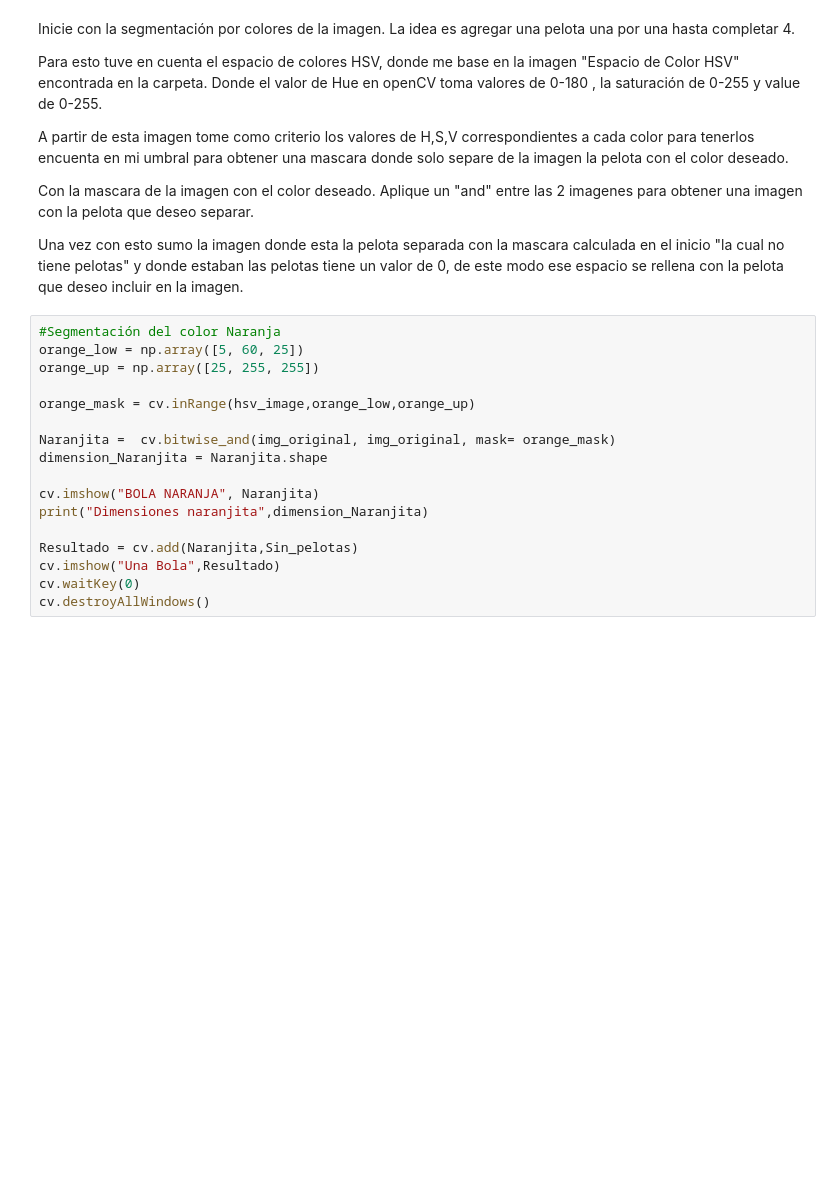
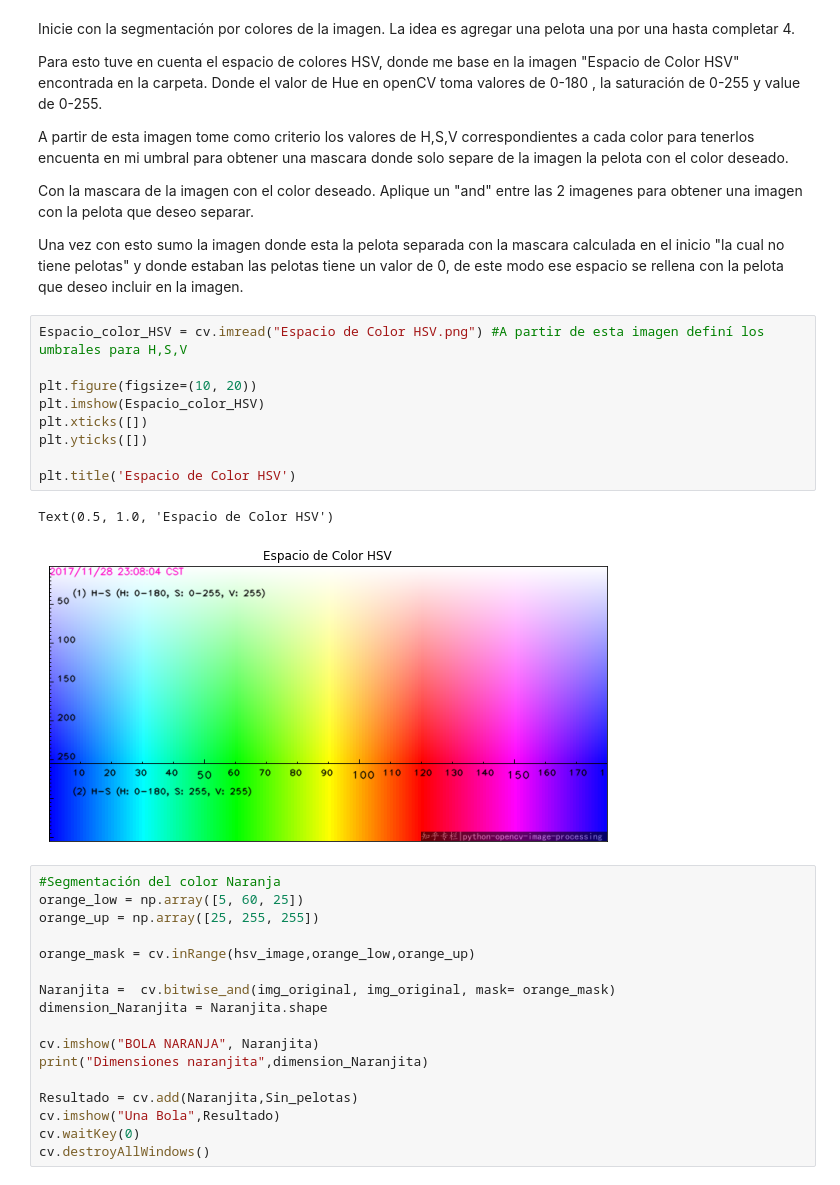
Before and after one commit to danielOva365/Imagenes-y-vision, a Jupyter notebook: Taller_1.ipynb, the cells around one changed output. Saved outputs shown, nothing was run; the diff lists cells and outputs as text; blank space fills up the shorter version.

```diff
--- a/Taller_1.ipynb
+++ b/Taller_1.ipynb
@@ -46,6 +46,18 @@ Con la mascara de la imagen con el color deseado. Aplique un "and" entre las 2 i
 que deseo separar.
 
 Una vez con esto sumo la imagen donde esta la pelota separada con la mascara calculada en el inicio "la cual no tiene pelotas" y donde estaban las pelotas tiene un valor de 0, de este modo ese espacio se rellena con la pelota que deseo incluir en la imagen.
+# %%
+Espacio_color_HSV = cv.imread("Espacio de Color HSV.png") #A partir de esta imagen definí los umbrales para H,S,V
+
+plt.figure(figsize=(10, 20))
+plt.imshow(Espacio_color_HSV)
+plt.xticks([])
+plt.yticks([])
+
+plt.title('Espacio de Color HSV')
+# %% [output]
+Text(0.5, 1.0, 'Espacio de Color HSV')
+[figure, added]
 # %%
 #Segmentación del color Naranja
 orange_low = np.array([5, 60, 25])
```
